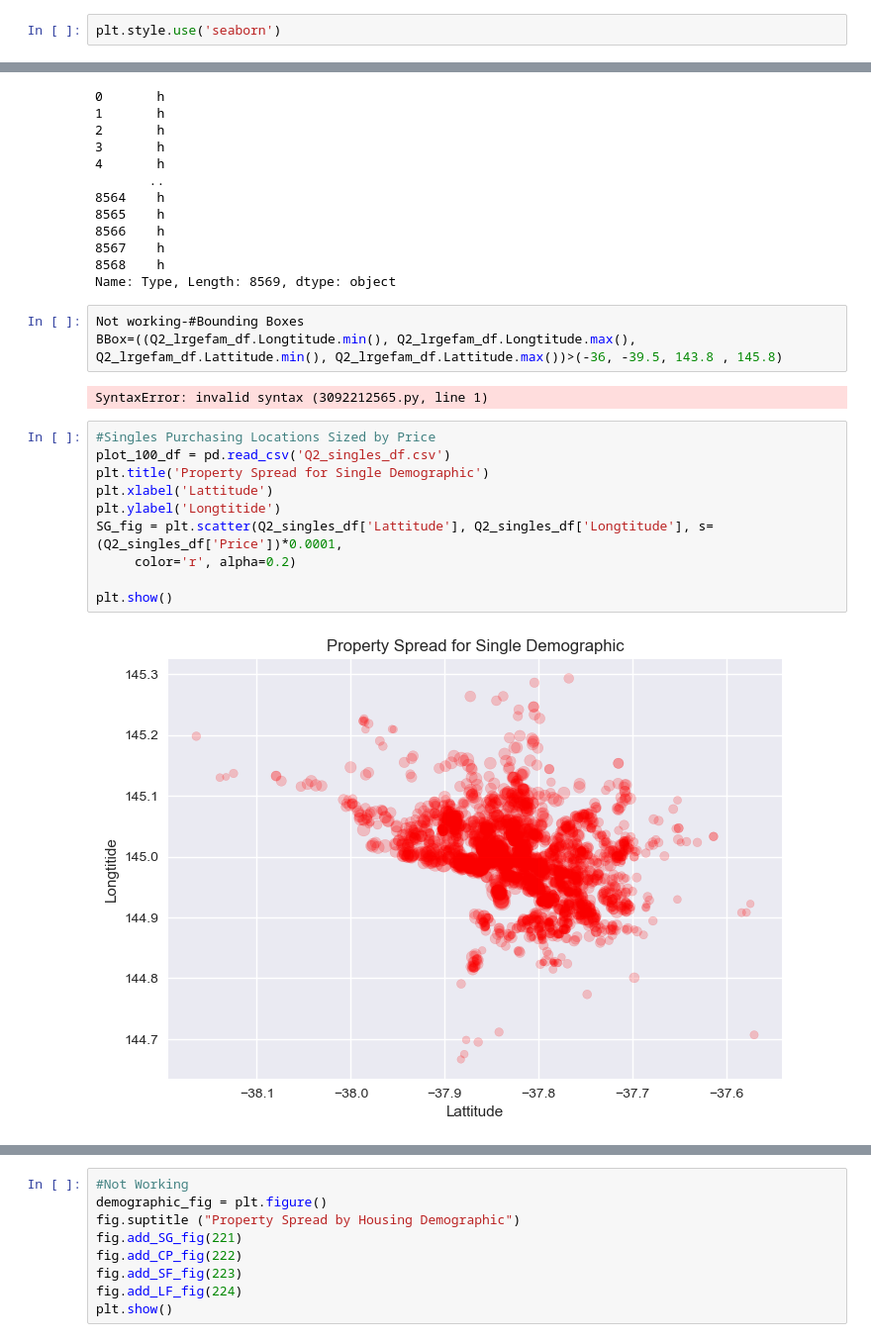
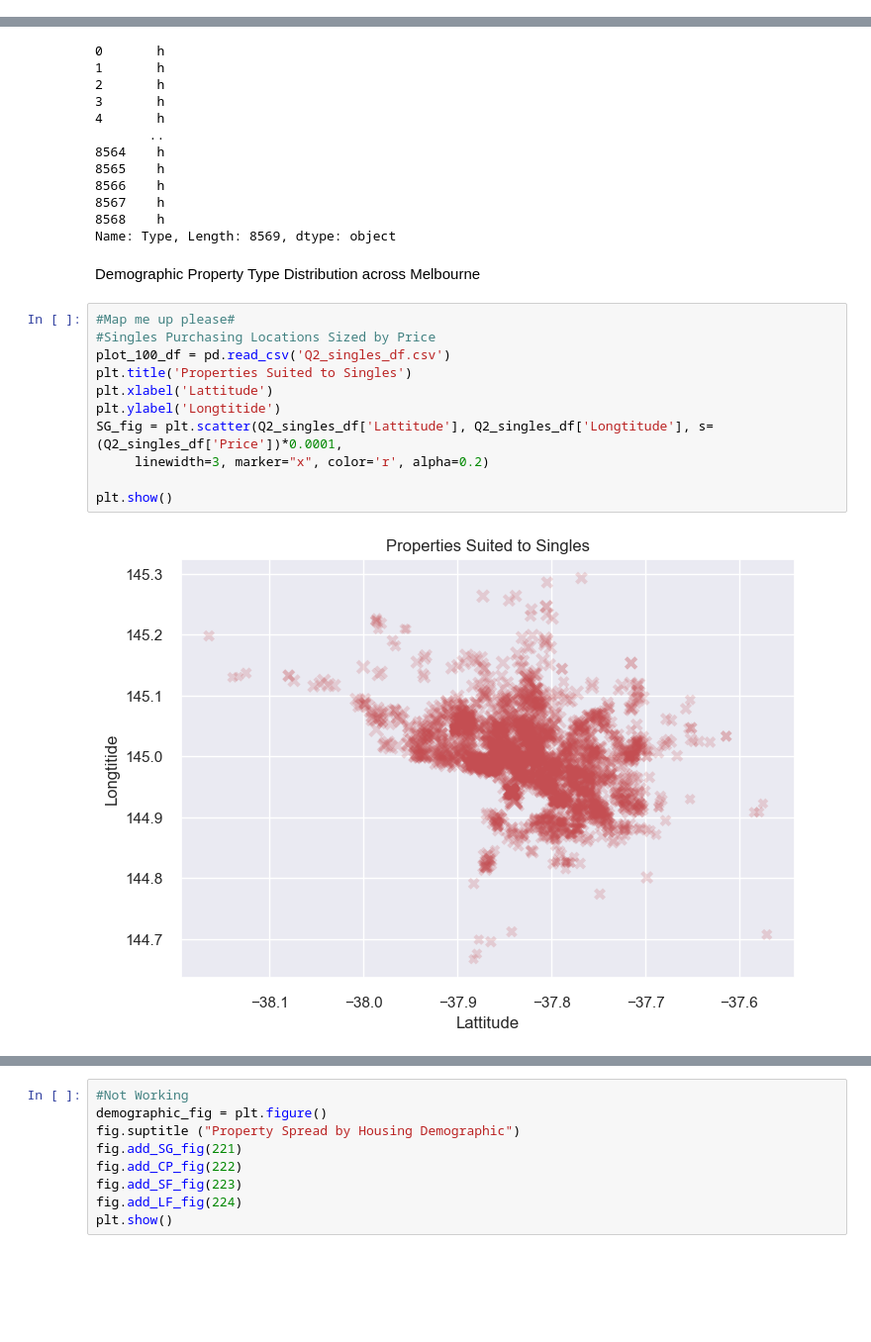
Before and after one commit to Kopixx/Project-1, a Jupyter notebook: Q2_data_exploration_based_off_existing_Q1.ipynb, the cells around one changed output, grey strips where cells are left out. Shown at 99% size. Saved outputs shown, nothing was run; the diff lists cells and outputs as text; blank space fills up the shorter version.

```diff
--- a/Q2_data_exploration_based_off_existing_Q1.ipynb
+++ b/Q2_data_exploration_based_off_existing_Q1.ipynb
@@ -663,7 +663,5 @@ plt.show()
 # %% [markdown]
 ### Question 2 ###
-# %%
-plt.style.use('seaborn')
 # %%
 cleaned_df.to_csv('cleaned_df.csv', index=False)
 # %%
@@ -885,21 +1155,19 @@ print(Q2_lrgefam_df['Type'])
 8567    h
 8568    h
 Name: Type, Length: 8569, dtype: object
-# %%
-Not working-#Bounding Boxes
-BBox=((Q2_lrgefam_df.Longtitude.min(), Q2_lrgefam_df.Longtitude.max(), Q2_lrgefam_df.Lattitude.min(), Q2_lrgefam_df.Lattitude.max())>(-36, -39.5, 143.8 , 145.8)
-# %% [output]
-SyntaxError: invalid syntax (3092212565.py, line 1)
+# %% [markdown]
+Demographic Property Type Distribution across Melbourne
 # %%
+#Map me up please#
 #Singles Purchasing Locations Sized by Price
 plot_100_df = pd.read_csv('Q2_singles_df.csv')
-plt.title('Property Spread for Single Demographic')
+plt.title('Properties Suited to Singles')
 plt.xlabel('Lattitude')
 plt.ylabel('Longtitide')
 SG_fig = plt.scatter(Q2_singles_df['Lattitude'], Q2_singles_df['Longtitude'], s=(Q2_singles_df['Price'])*0.0001,
-     color='r', alpha=0.2)
+     linewidth=3, marker="x", color='r', alpha=0.2)
 
 plt.show()
 # %% [output]
-[figure, old version]
+[figure, new version]
 # %%
```
Also changed, not shown: parts of 31 cells of this notebook.
